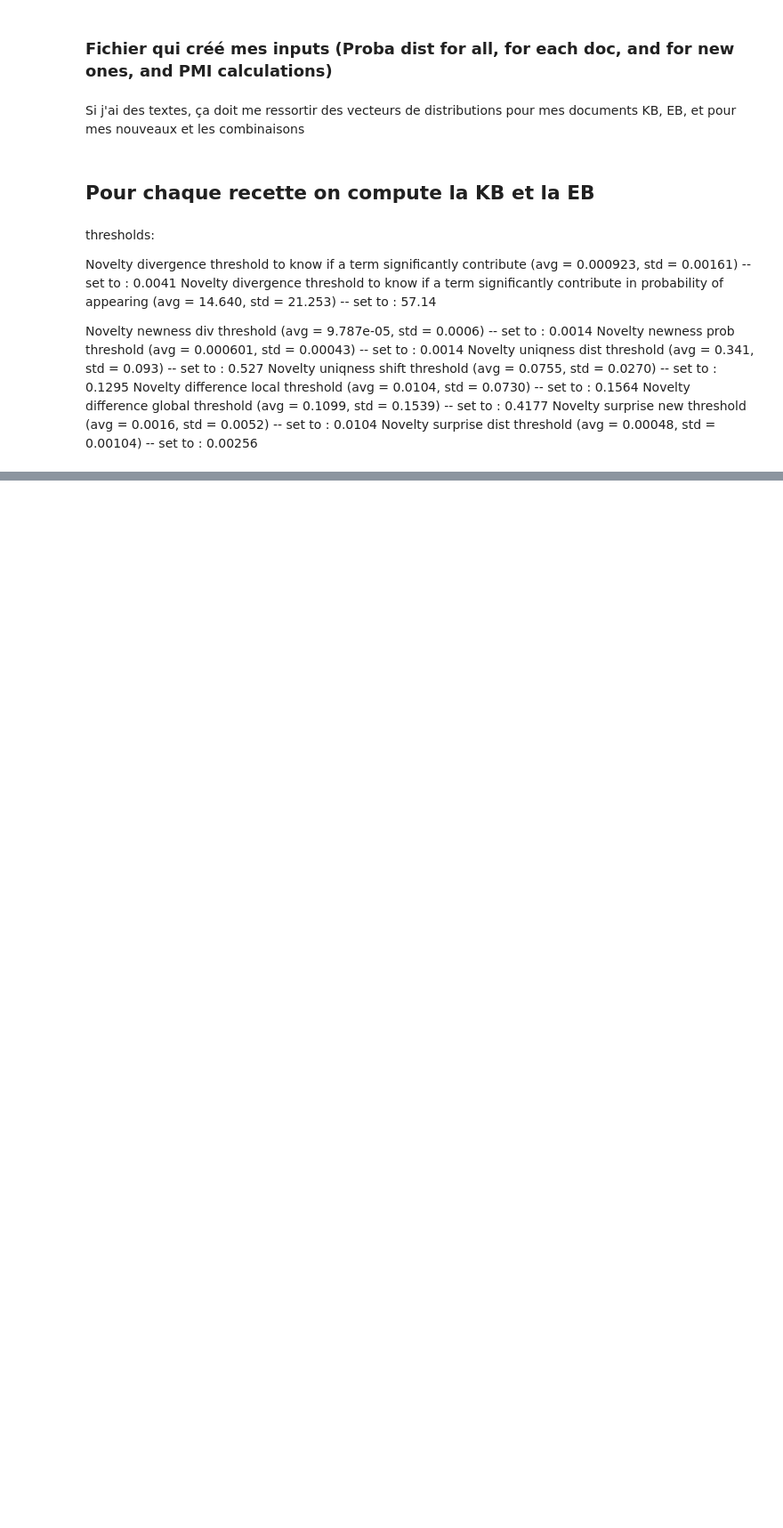
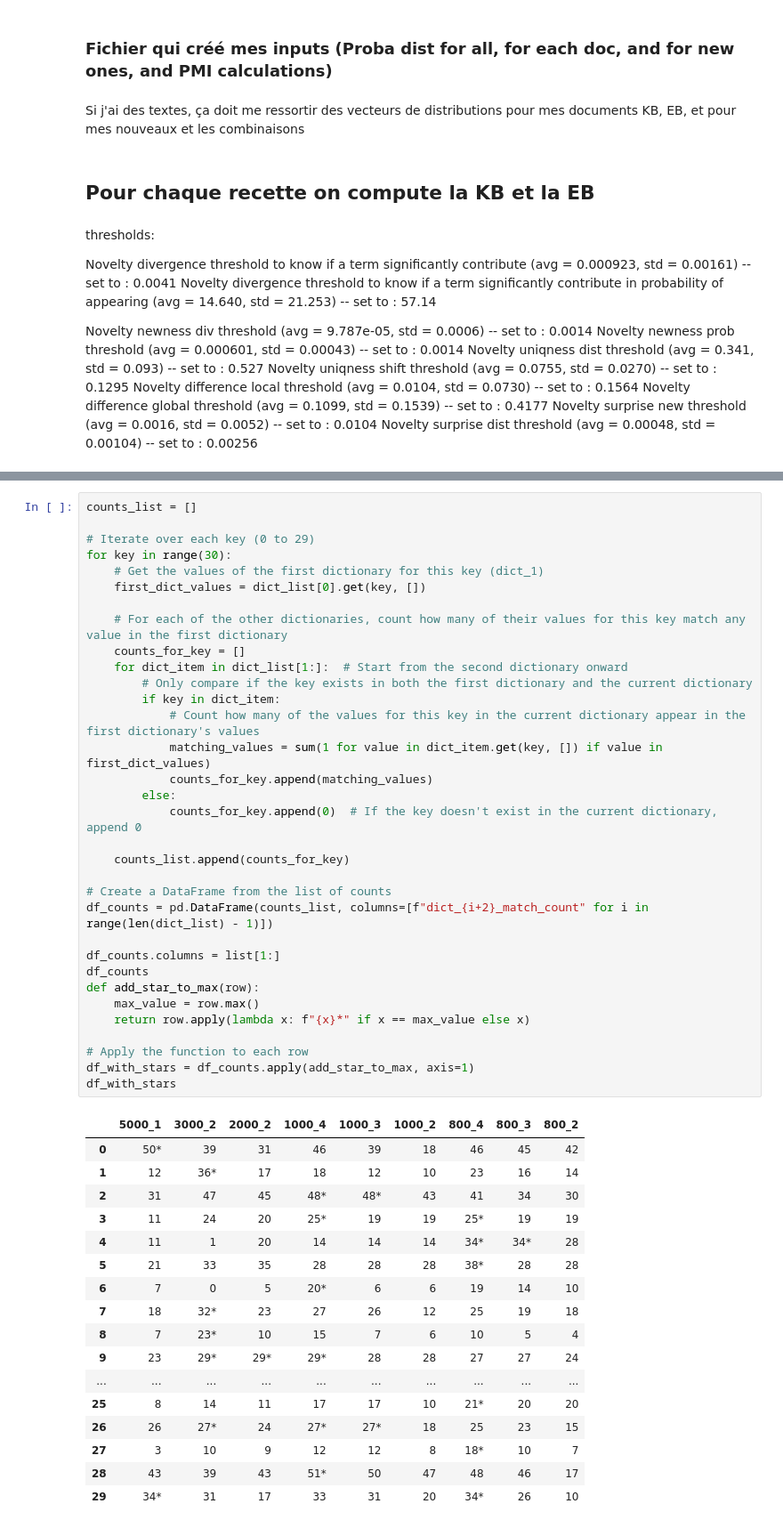
Before and after one commit to edgarLan/brevetNLPv2, a Jupyter notebook: novelty/measureNov.ipynb, the cells around one changed output, grey strips where cells are left out. Shown at 89% size. Drawn from its saved outputs; the diff is of its cells as text; blank space fills up the shorter version.

```diff
--- a/novelty/measureNov.ipynb
+++ b/novelty/measureNov.ipynb
@@ -183,0 +914,51 @@ test variations for recipe Honey Cake_recipe_0.json done  | test variation size
+# %%
+counts_list = []
+
+# Iterate over each key (0 to 29)
+for key in range(30):
+    # Get the values of the first dictionary for this key (dict_1)
+    first_dict_values = dict_list[0].get(key, [])
+
+    # For each of the other dictionaries, count how many of their values for this key match any value in the first dictionary
+    counts_for_key = []
+    for dict_item in dict_list[1:]:  # Start from the second dictionary onward
+        # Only compare if the key exists in both the first dictionary and the current dictionary
+        if key in dict_item:
+            # Count how many of the values for this key in the current dictionary appear in the first dictionary's values
+            matching_values = sum(1 for value in dict_item.get(key, []) if value in first_dict_values)
+            counts_for_key.append(matching_values)
+        else:
+            counts_for_key.append(0)  # If the key doesn't exist in the current dictionary, append 0
+
+    counts_list.append(counts_for_key)
+
+# Create a DataFrame from the list of counts
+df_counts = pd.DataFrame(counts_list, columns=[f"dict_{i+2}_match_count" for i in range(len(dict_list) - 1)])
+
+df_counts.columns = list[1:]
+df_counts
+def add_star_to_max(row):
+    max_value = row.max()
+    return row.apply(lambda x: f"{x}*" if x == max_value else x)
+
+# Apply the function to each row
+df_with_stars = df_counts.apply(add_star_to_max, axis=1)
+df_with_stars
+# %% [output]
+|  | 5000_1 | 3000_2 | 2000_2 | 1000_4 | 1000_3 | 1000_2 | 800_4 | 800_3 | 800_2 |
+| 0 | 50* | 39 | 31 | 46 | 39 | 18 | 46 | 45 | 42 |
+| 1 | 12 | 36* | 17 | 18 | 12 | 10 | 23 | 16 | 14 |
+| 2 | 31 | 47 | 45 | 48* | 48* | 43 | 41 | 34 | 30 |
+| 3 | 11 | 24 | 20 | 25* | 19 | 19 | 25* | 19 | 19 |
+| 4 | 11 | 1 | 20 | 14 | 14 | 14 | 34* | 34* | 28 |
+| 5 | 21 | 33 | 35 | 28 | 28 | 28 | 38* | 28 | 28 |
+| 6 | 7 | 0 | 5 | 20* | 6 | 6 | 19 | 14 | 10 |
+| 7 | 18 | 32* | 23 | 27 | 26 | 12 | 25 | 19 | 18 |
+| 8 | 7 | 23* | 10 | 15 | 7 | 6 | 10 | 5 | 4 |
+| 9 | 23 | 29* | 29* | 29* | 28 | 28 | 27 | 27 | 24 |
+| ... | ... | ... | ... | ... | ... | ... | ... | ... | ... |
+| 25 | 8 | 14 | 11 | 17 | 17 | 10 | 21* | 20 | 20 |
+| 26 | 26 | 27* | 24 | 27* | 27* | 18 | 25 | 23 | 15 |
+| 27 | 3 | 10 | 9 | 12 | 12 | 8 | 18* | 10 | 7 |
+| 28 | 43 | 39 | 43 | 51* | 50 | 47 | 48 | 46 | 17 |
+| 29 | 34* | 31 | 17 | 33 | 31 | 20 | 34* | 26 | 10 |
```
Also changed, not shown: parts of 153 cells of this notebook, 21 other files.
